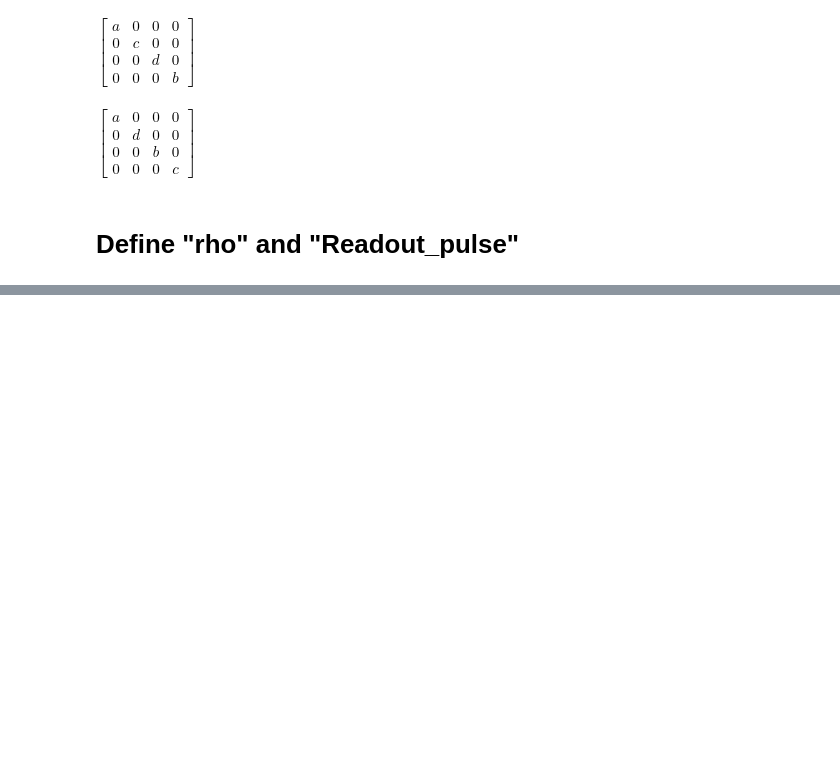
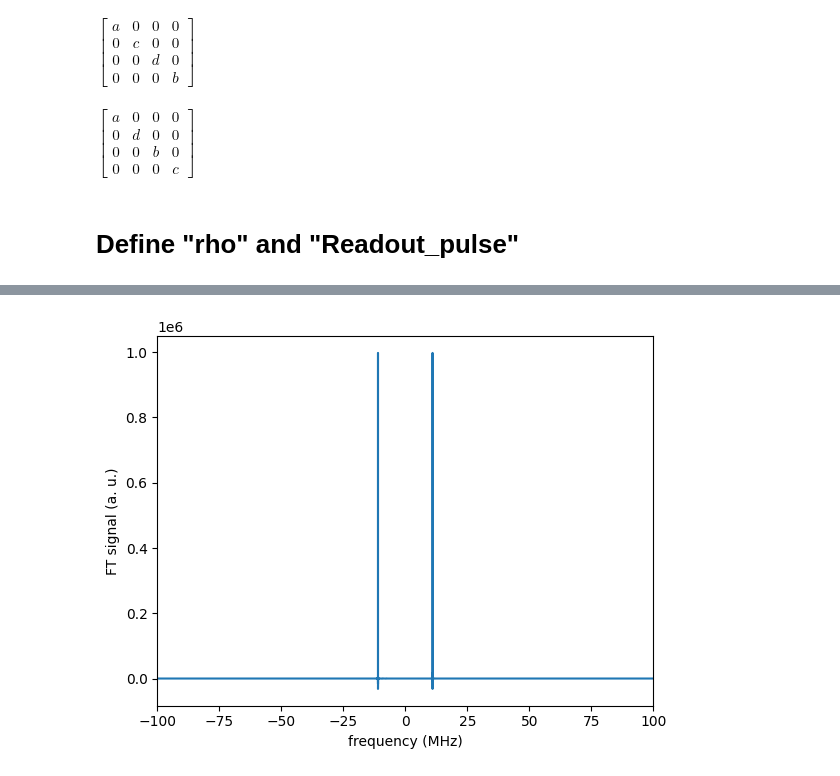
Before and after one commit to donnydavino1/Quantum_Brain, a Jupyter notebook: Spectra/Ultimate_Spectra_Calculator.ipynb, the cells around one changed output, grey strips where cells are left out. Saved outputs shown, nothing was run; the diff lists cells and outputs as text; code cells hidden in the pictures; blank space fills up the shorter version.

```diff
--- a/Spectra/Ultimate_Spectra_Calculator.ipynb
+++ b/Spectra/Ultimate_Spectra_Calculator.ipynb
@@ -283,0 +268,25 @@ plt.show()
+# %%
+stop = 1000
+times = np.linspace(start=0, stop=stop, num=int(stop*1000))
+
+Vf_t = sp.lambdify(t, V_Q1_values+V_Q2_values, modules='numpy')
+f0, ft0 = FT(Vf_t(times), times, padding=0)
+
+abs_f = (np.absolute(ft0)/np.max(np.absolute(ft0)))**2
+abs_f = (ft0/np.max(np.absolute(ft0)))
+abs_f = ft0
+# peaks = find_peaks(abs_f)
+plt.plot(f0, abs_f)
+
+colors = ['red', 'blue', 'green', 'orange']
+# for index, ipeak in enumerate(peaks[0][1:]):
+#     plt.plot(f[ipeak], abs_f[ipeak], marker="o", markersize=6, color = colors[index])
+
+plt.xlabel("frequency (MHz)")
+plt.ylabel("FT signal (a. u.)")
+plt.xlim(-100, 100)
+#plt.axvline(x=(11/(2*np.pi)), color='r', linestyle='--')
+#plt.gca().invert_xaxis()
+plt.show()
+# %% [output]
+[figure, added]
```
Also changed, not shown: parts of 8 cells of this notebook, 22 other files.
